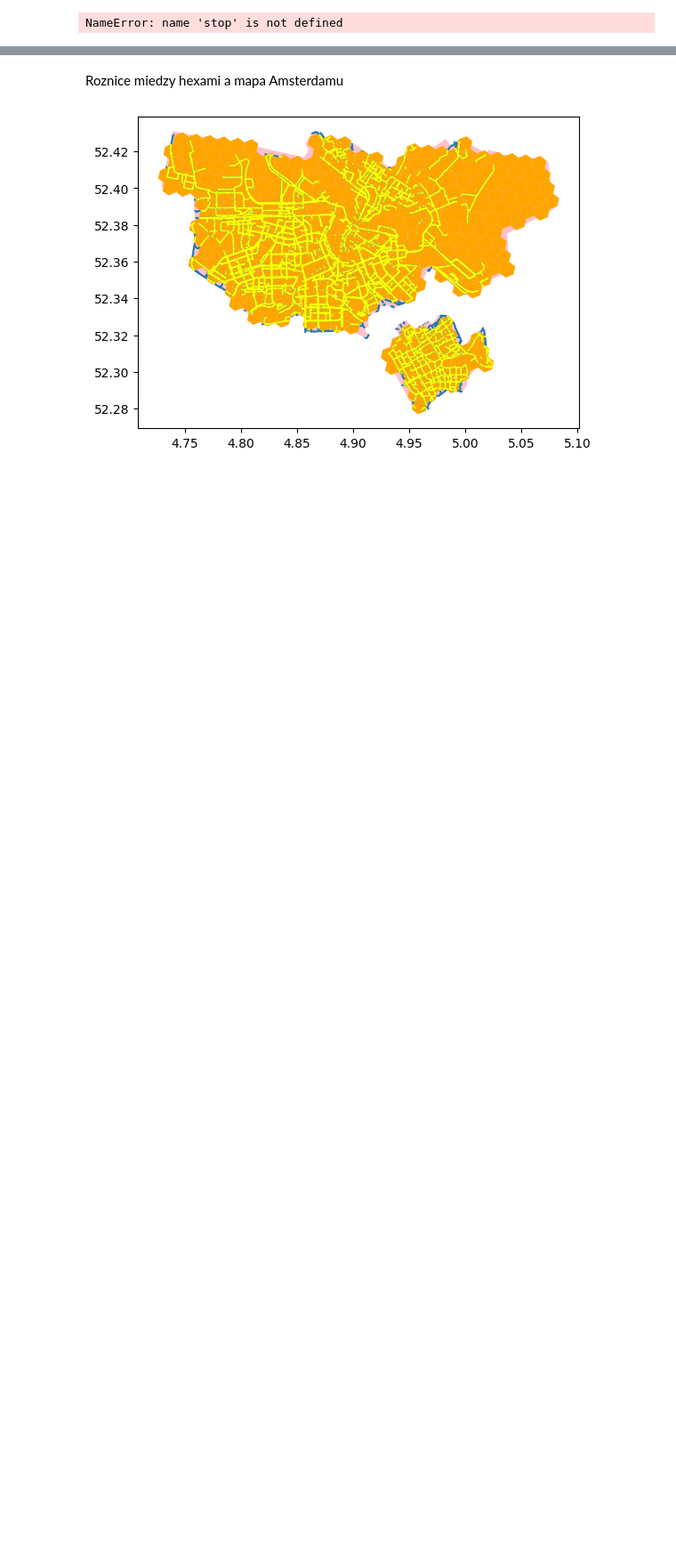
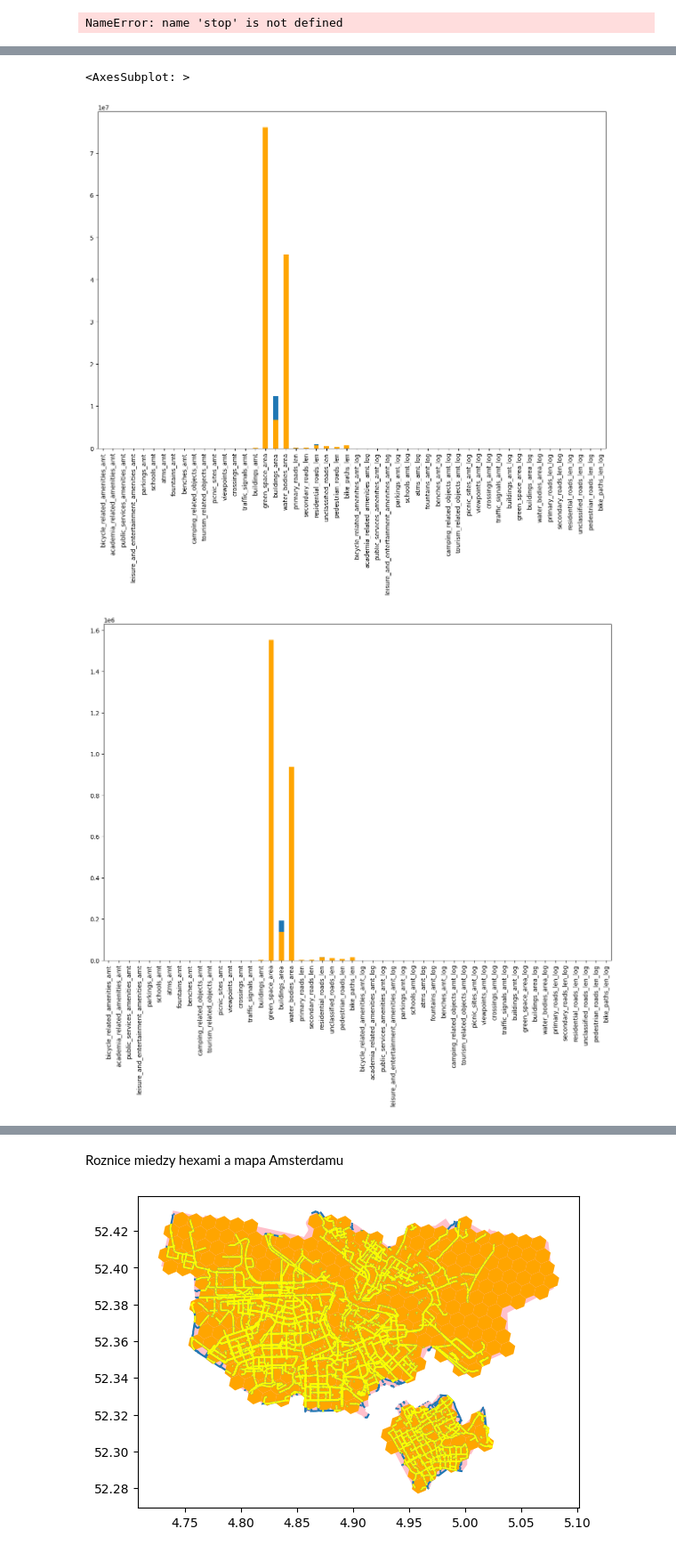
Before and after one commit to juliamorka/bike-paths-analysis, a Jupyter notebook: dev.ipynb, the cells around one changed output, grey strips where cells are left out. Shown at 89% size. Saved outputs shown, nothing was run; the diff lists cells and outputs as text; code cells hidden in the pictures; blank space fills up the shorter version.

```diff
--- a/dev.ipynb
+++ b/dev.ipynb
@@ -308,0 +193,18 @@ Index(['index', 'geometry', 'bicycle_wash_amt', 'bicycle_parking_amt',
+# %%
+polygons_ams = gpd.read_parquet("data/output/amsterdam_h3_processed.parquet")
+polygons_krk = gpd.read_parquet("data/output/krakow_h3_processed.parquet")
+# %%
+numerical_cols = [
+    col
+    for col in polygons_ams.select_dtypes(include=[np.number]).columns
+    if "bike_paths" not in col
+]
+
+polygons_ams[[col + "_log" for col in numerical_cols]] = polygons_ams[
+    numerical_cols
+].apply(lambda x: np.log(x + 1))
+polygons_krk[[col + "_log" for col in numerical_cols]] = polygons_krk[
+    numerical_cols
+].apply(lambda x: np.log(x + 1))
+
+print(polygons_ams.columns)
@@ -308,0 +229,12 @@ Index(['index', 'geometry', 'bicycle_wash_amt', 'bicycle_parking_amt',
+# %%
+fig, ax = plt.subplots(1, 1, figsize=(15, 10))
+polygons_krk.sum(numeric_only=True, axis=0).plot(kind="bar", ax=ax)
+polygons_ams.sum(numeric_only=True, axis=0).plot(kind="bar", ax=ax, color="orange")
+
+fig, ax = plt.subplots(1, 1, figsize=(15, 10))
+polygons_krk.mean(numeric_only=True, axis=0).plot(kind="bar", ax=ax)
+polygons_ams.mean(numeric_only=True, axis=0).plot(kind="bar", ax=ax, color="orange")
+# %% [output]
+<AxesSubplot: >
+[figure, added]
+[figure, added]
```
Also changed, not shown: parts of 28 cells of this notebook, 10 other files.
